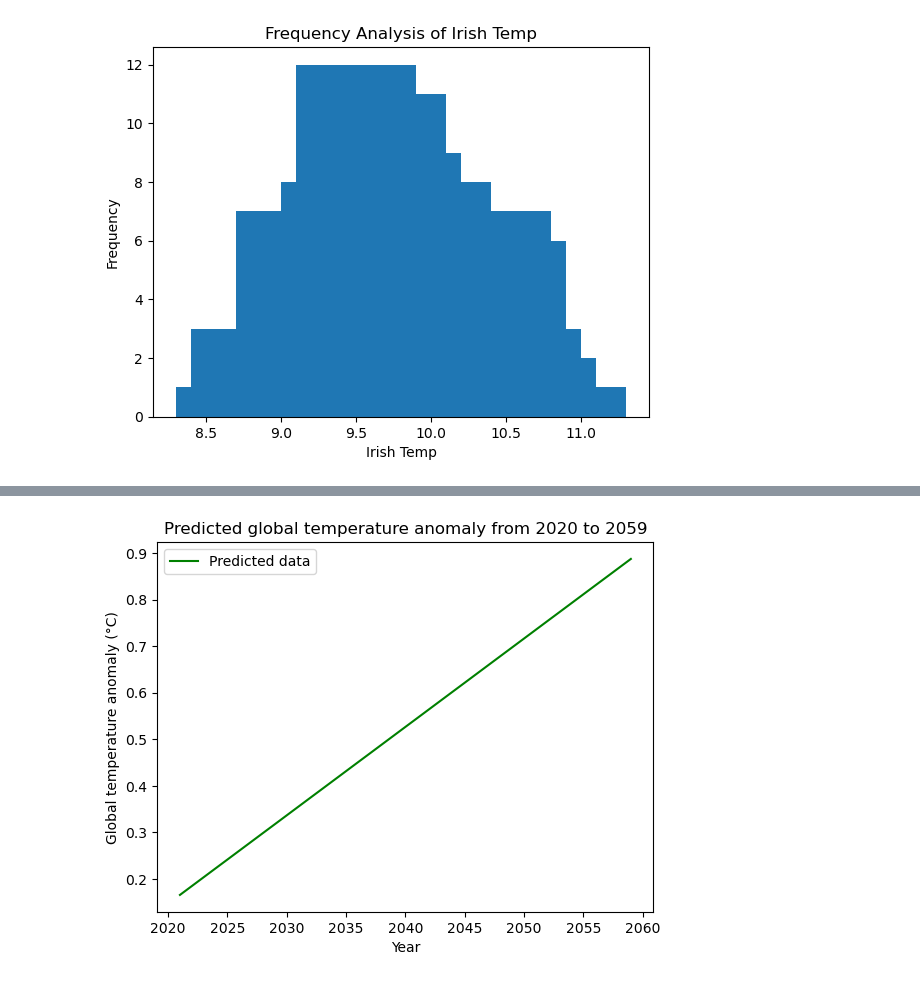
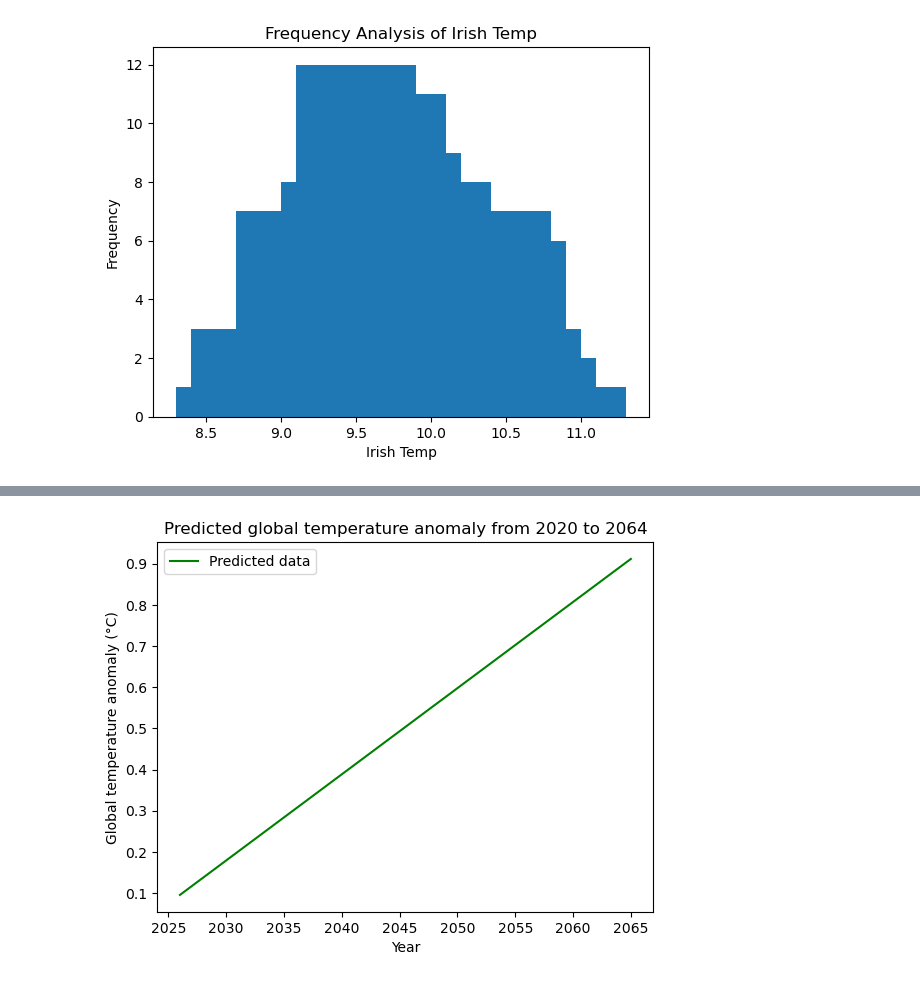
Before and after one commit to keithmmc/pda2, a Jupyter notebook: project2.ipynb, the cells around one changed output, grey strips where cells are left out. Saved outputs shown, nothing was run; the diff lists cells and outputs as text; code cells hidden in the pictures.

```diff
--- a/project2.ipynb
+++ b/project2.ipynb
@@ -693,0 +733,7 @@ mean_temp
+# %%
+temp = temp.query("Entity == 'Global'")
+# %%
+temp = temp.sort_values(by="Year", ascending=False)
+# %%
+prev_40_years=temp.head(40)
+prev_40_years.head()
@@ -693,0 +756,5 @@ mean_temp
+# %%
+prev_40_yearsa = prev_40_years.sort_values(by="Year")
+prev_40_yearsa = prev_40_yearsa.copy()
+prev_40_yearsa['time'] = np.arange(len(prev_40_yearsa.index))
+prev_40_yearsa.tail()
@@ -694,20 +768,20 @@ mean_temp
 # %%
-xt = mean_temp.loc[:, ['time']]  # features
-yt = mean_temp.loc[:, 'anomaly']  # target
+xt = prev_40_yearsa.loc[:, ['time']]  # features
+yt = prev_40_yearsa.loc[:, 'Global average temperature anomaly relative to 1961-1990']  # target
 
 # Train the model
 model = LinearRegression()
 model.fit(xt, yt)
 
 # Store the fitted values as a time series with the same time index as
 # the training data
 y_predt = pd.Series(model.predict(xt), index=xt.index)
-future_years = pd.date_range(start='2020', end='2059', freq='Y') # Create a date range of future years
+future_years = pd.date_range(start='2025', end='2065', freq='Y') # Create a date range of future years
 plt.plot( future_years,y_predt, color='green', label='Predicted data')
 plt.xlabel('Year')
 plt.ylabel('Global temperature anomaly (°C)')
-plt.title('Predicted global temperature anomaly from 2020 to 2059')
+plt.title('Predicted global temperature anomaly from 2020 to 2064')
 plt.legend()
 plt.show()
 # %% [output]
-[figure, old version]
+[figure, new version]
```
Also changed, not shown: parts of 34 cells of this notebook.
